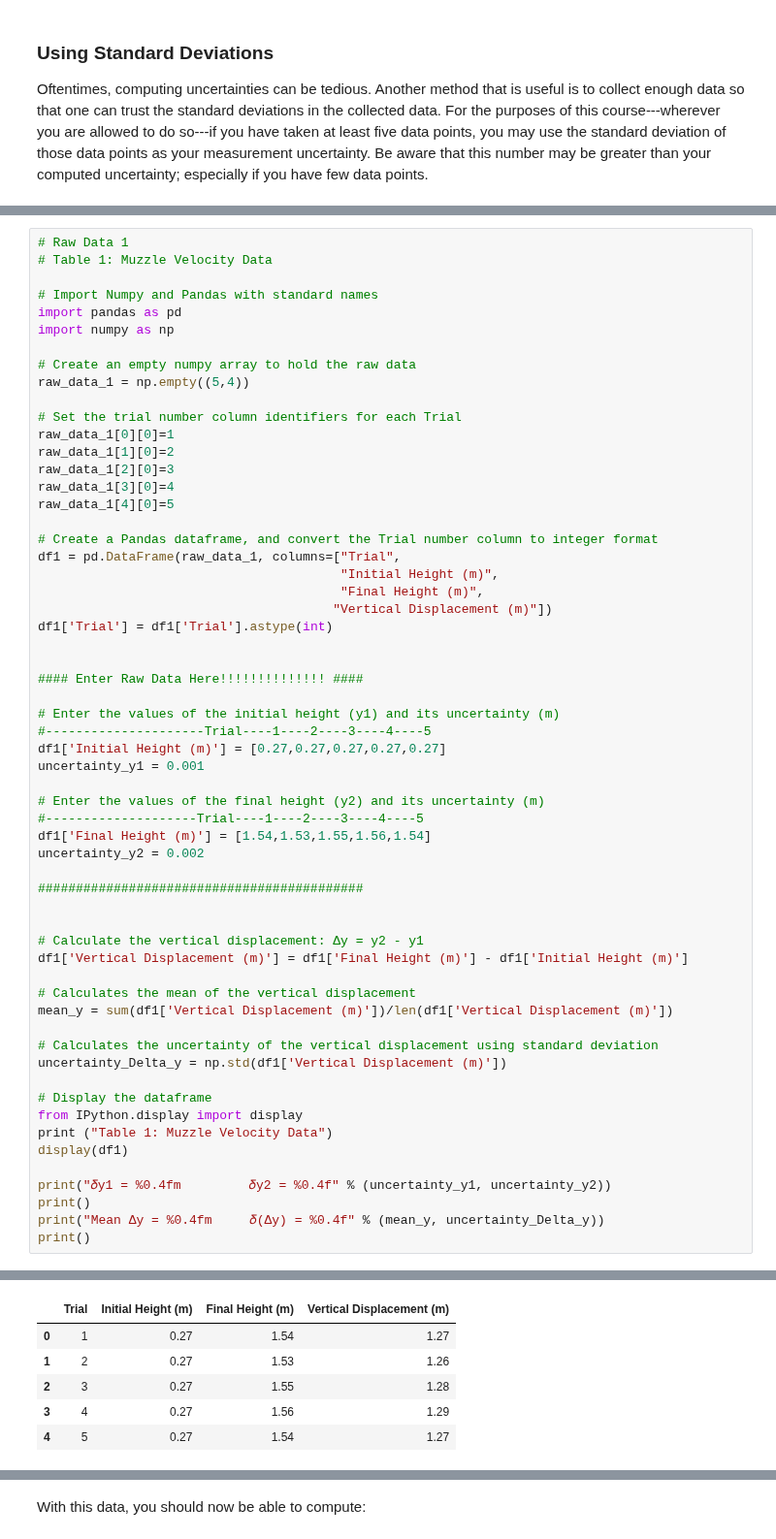
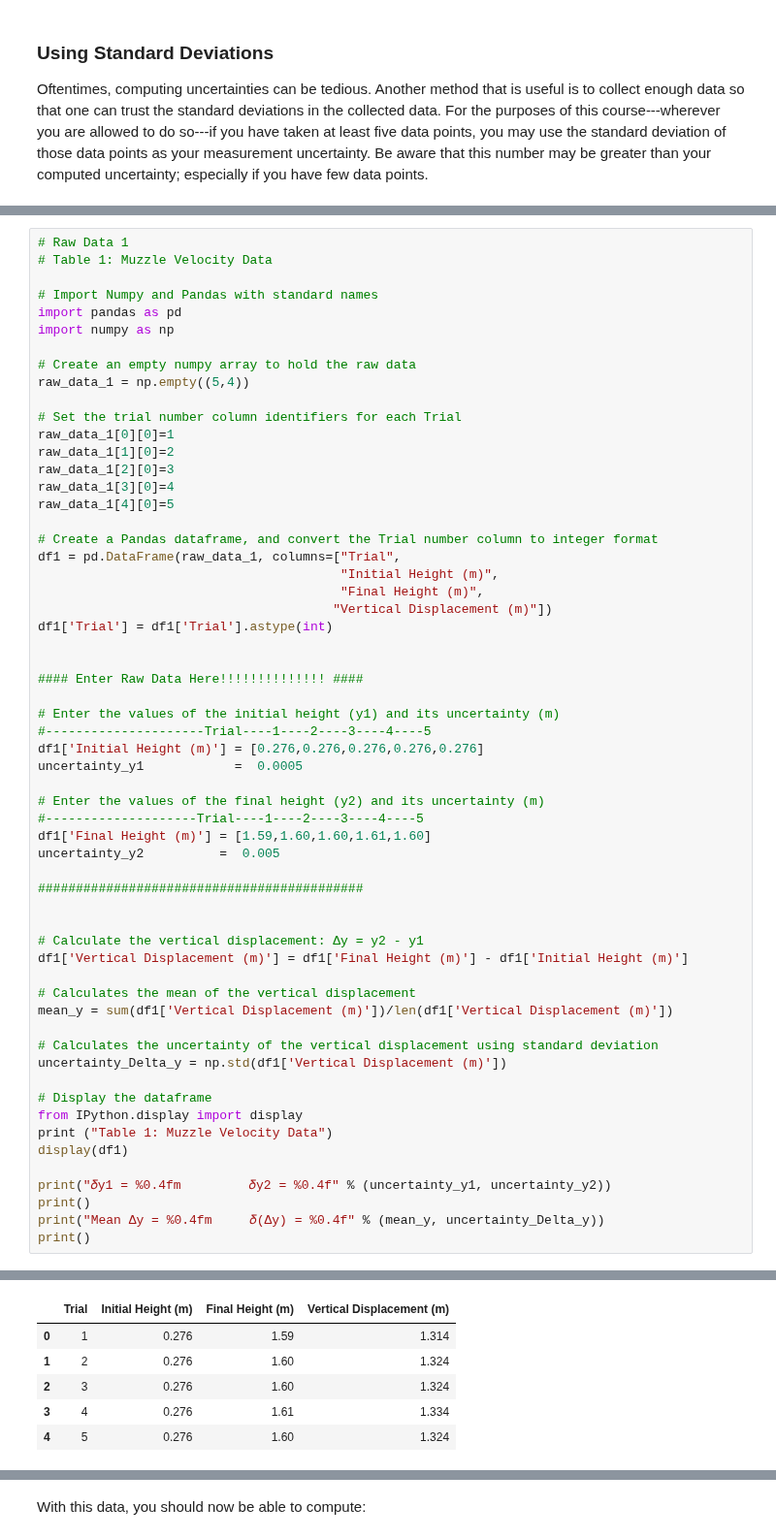
Before and after one commit to brash99/PhysicsLabs, a Jupyter notebook: PHYS201L/JupyterNotebooks/Lab3/NewData_Lab3.ipynb, the cells around one changed output, grey strips where cells are left out. Shown at 97% size. Saved outputs shown, nothing was run; the diff lists cells and outputs as text.

```diff
--- a/PHYS201L/JupyterNotebooks/Lab3/NewData_Lab3.ipynb
+++ b/PHYS201L/JupyterNotebooks/Lab3/NewData_Lab3.ipynb
@@ -195,40 +195,40 @@ df1['Trial'] = df1['Trial'].astype(int)
 
 # Enter the values of the initial height (y1) and its uncertainty (m)
 #---------------------Trial----1----2----3----4----5
-df1['Initial Height (m)'] = [0.27,0.27,0.27,0.27,0.27]
-uncertainty_y1 = 0.001
+df1['Initial Height (m)'] = [0.276,0.276,0.276,0.276,0.276]
+uncertainty_y1            =  0.0005
 
 # Enter the values of the final height (y2) and its uncertainty (m)
 #--------------------Trial----1----2----3----4----5
-df1['Final Height (m)'] = [1.54,1.53,1.55,1.56,1.54]
-uncertainty_y2 = 0.002
+df1['Final Height (m)'] = [1.59,1.60,1.60,1.61,1.60]
+uncertainty_y2          =  0.005
 
 ###########################################
 
 
 # Calculate the vertical displacement: Δy = y2 - y1
 df1['Vertical Displacement (m)'] = df1['Final Height (m)'] - df1['Initial Height (m)']
 
 # Calculates the mean of the vertical displacement
 mean_y = sum(df1['Vertical Displacement (m)'])/len(df1['Vertical Displacement (m)'])
 
 # Calculates the uncertainty of the vertical displacement using standard deviation
 uncertainty_Delta_y = np.std(df1['Vertical Displacement (m)'])
 
 # Display the dataframe
 from IPython.display import display
 print ("Table 1: Muzzle Velocity Data")
 display(df1)
 
 print("𝛿y1 = %0.4fm         𝛿y2 = %0.4f" % (uncertainty_y1, uncertainty_y2))
 print()
 print("Mean Δy = %0.4fm     𝛿(Δy) = %0.4f" % (mean_y, uncertainty_Delta_y))
 print()
 # %% [output]
 Table 1: Muzzle Velocity Data
 |  | Trial | Initial Height (m) | Final Height (m) | Vertical Displacement (m) |
-| 0 | 1 | 0.27 | 1.54 | 1.27 |
-| 1 | 2 | 0.27 | 1.53 | 1.26 |
-| 2 | 3 | 0.27 | 1.55 | 1.28 |
-| 3 | 4 | 0.27 | 1.56 | 1.29 |
-| 4 | 5 | 0.27 | 1.54 | 1.27 |
+| 0 | 1 | 0.276 | 1.59 | 1.314 |
+| 1 | 2 | 0.276 | 1.60 | 1.324 |
+| 2 | 3 | 0.276 | 1.60 | 1.324 |
+| 3 | 4 | 0.276 | 1.61 | 1.334 |
+| 4 | 5 | 0.276 | 1.60 | 1.324 |
```
Also changed, not shown: parts of 6 cells of this notebook.
